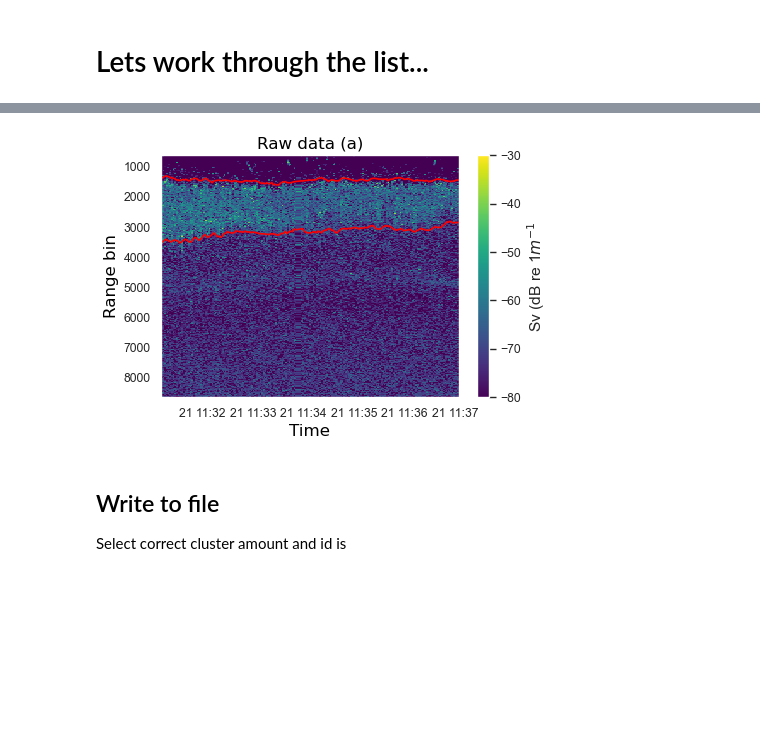
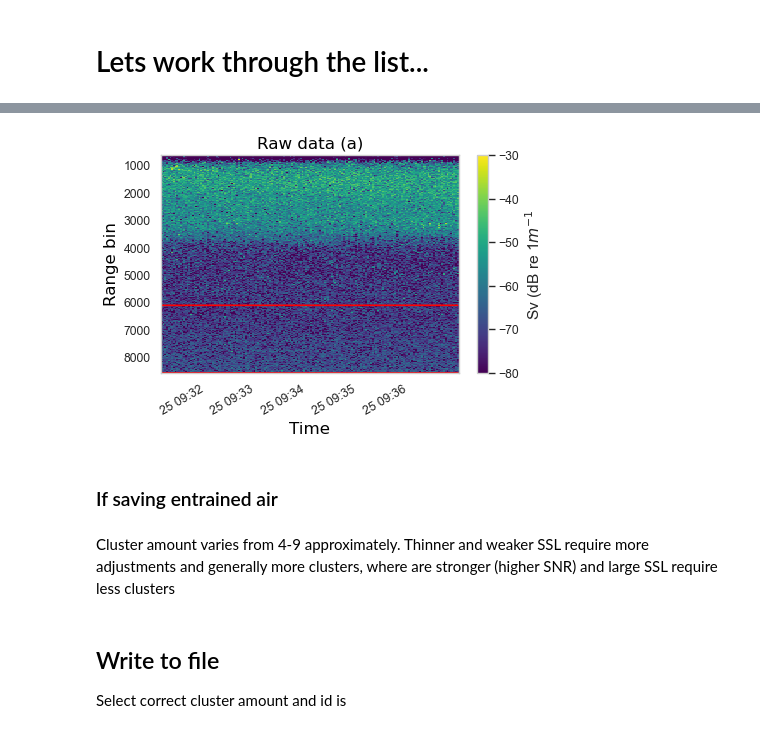
Before and after one commit to mbdunn/layer-extraction, a Jupyter notebook: cluster_SSL-Tromsoflaket.ipynb, the cells around one changed output, grey strips where cells are left out. Cells and saved outputs as stored; diff of their text form; code cells hidden in the pictures; blank space fills up the shorter version.

```diff
--- a/cluster_SSL-Tromsoflaket.ipynb
+++ b/cluster_SSL-Tromsoflaket.ipynb
@@ -45,8 +45,10 @@ flist
  'F:GLIDER2018/Echosounder/Echosounder/nc_files\\GLIDER_SB_2018_v5-Phase0-D20180629-T230108-0.nc']
 # %% [markdown]
 # Lets work through the list...
+# %%
+nfile=150
 # %%
 # manually loop from here to continue to next file
-nfile = 15
+nfile += 1
 print(flist[nfile])
 # %% [output]
@@ -54,4 +56,4 @@ F:GLIDER2018/Echosounder/Echosounder/nc_files\GLIDER_SB_2018_v5-Phase0-D20180621
 # %%
-ds = cluster_SSL.get_backscatter(flist[nfile])
+ds = cluster_SSL.get_backscatter(flist[nfile], maxSNR=50)
 ds_s = cluster_SSL.smooth_backscatter(ds)
 # %% [output]
@@ -62,6 +64,6 @@ window time=4
 %%time
 # select your amount of clusters, trial and error
 # Simple strong SSL seem to need less clusters
-nclusters = 5
+nclusters = 4
 res = cluster_SSL.cluster_backscatter(ds_s, factor=2, n_clusters=nclusters)
 # %% [output]
@@ -70,4 +72,6 @@ Wall time: 14.9 s
 # %%
-top_layer, bottom_layer = cluster_SSL.select_cluster(res,cluster_id=3)
+top_layer, bottom_layer = cluster_SSL.select_cluster(res,cluster_id=1)
 # %% [output]
-[figure, old version]
+[figure, new version]
+# %% [markdown]
+### If saving entrained air
@@ -74,3 +85,5 @@ top_layer, bottom_layer = cluster_SSL.select_cluster(res,cluster_id=3)
+# %% [markdown]
+Cluster amount varies from 4-9 approximately. Thinner and weaker SSL require more adjustments and generally more clusters, where are stronger (higher SNR) and large SSL require less clusters
 # %% [markdown]
 ## Write to file
 Select correct cluster amount and id is
```
Also changed, not shown: parts of 10 cells of this notebook.
